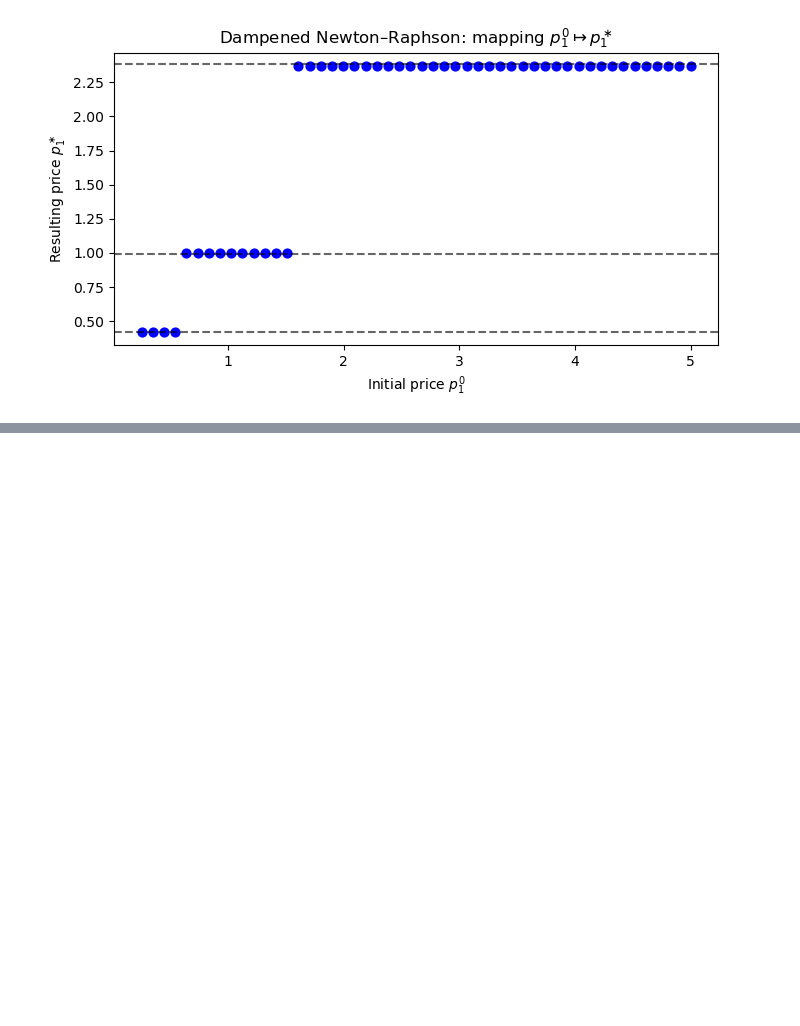
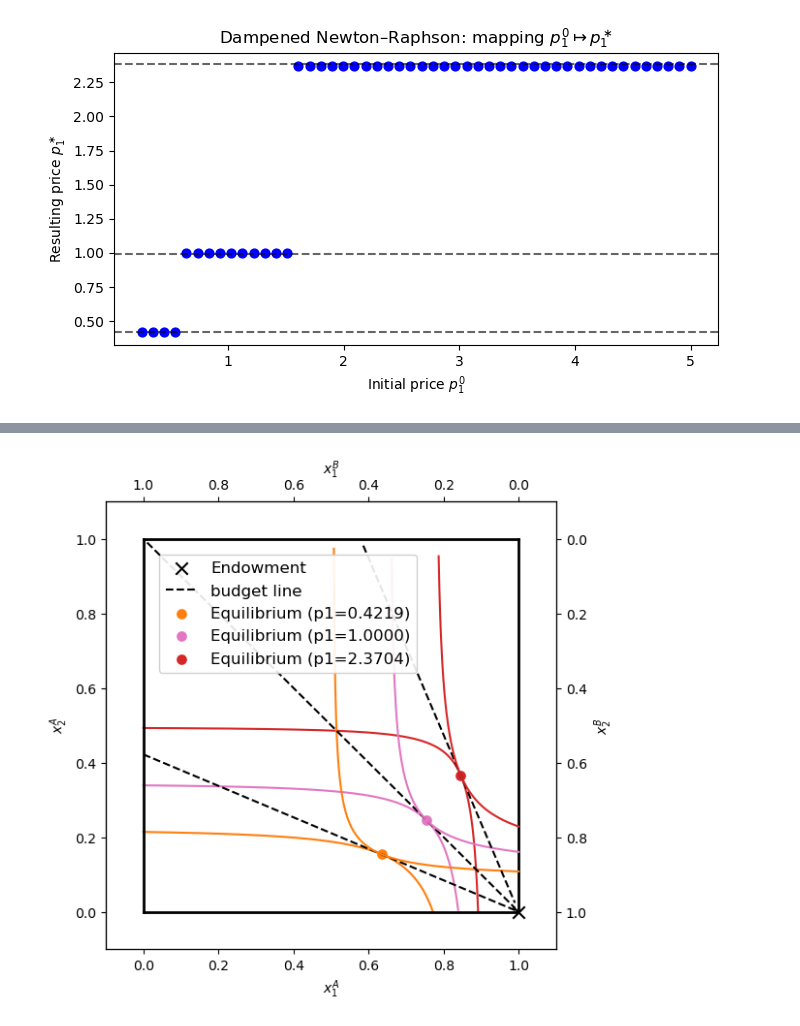
Before and after one commit to fgv916/ProgEconFgv916, a Jupyter notebook: Examproject.ipynb, the cells around one changed output, grey strips where cells are left out. Cells and saved outputs as stored; diff of their text form; code cells hidden in the pictures; blank space fills up the shorter version.

```diff
--- a/Examproject.ipynb
+++ b/Examproject.ipynb
@@ -211,10 +222,19 @@ for i, p0 in enumerate(p0_grid):
     converged[i] = (abs(e_seq[-1]) < Exchange.par.tol)
 
 # 2) Equilibria
-p1_eq_NR = np.sort(np.unique(np.round(pstar[converged], 4)))
+
+p1_eq_NR = []
+
+for p0 in np.linspace(0.25, 5, 50):
+    p_star = Exchange.solve_walras(p0, method='newton')
+    p1_eq_NR.append(p_star)
+
+p1_eq_NR = np.sort(np.unique(np.round(p1_eq_NR, 4)))
+
+# p1_eq_NR = np.sort(np.unique(np.round(pstar[converged], 4)))
 print("NR equilibrium prices:", p1_eq_NR)
 
-p_low_NR, p_mid_NR, p_high_NR = p1_eq_NR
+# p_low_NR, p_mid_NR, p_high_NR = p1_eq_NR
 
 
 #3) Plot
@@ -302,0 +314,40 @@ Newton–Raphso equilibria: [0.4219 1.     2.3704]
+# %%
+# 1.2) Find equilibria using Newton-Raphson
+fig, ax_A, ax_B = Exchange.create_edgeworthbox()
+
+# Endowment
+w1A, w2A = Exchange.par.w1A, Exchange.par.w2A
+ax_A.scatter(w1A, w2A, marker='x', s=80, color='black', label='Endowment')
+
+colors = ['tab:orange', 'tab:pink', 'tab:red']
+
+for i, p1 in enumerate(p1_eq_NR):
+
+    col = colors[i]
+
+    # Budget line
+    Exchange.sol.p1 = float(p1)
+    Exchange.plot_budget_line(ax_A)
+    ax_A.lines[-1].set_color('black')
+    ax_A.lines[-1].set_linestyle('--')
+
+    if i > 0:
+        ax_A.lines[-1].set_label(None)
+
+    # Demands
+    x1A, x2A = Exchange.demand_A(p1)
+    x1B, x2B = Exchange.demand_B(p1)
+
+    # Equilibrium point
+    ax_A.scatter(x1A, x2A, color=col, s=45,
+                 label=f'Equilibrium (p1={p1:.4f})')
+
+    # Add legend
+    Exchange.add_legend(ax_A, ax_B)
+
+
+    # Indifference curves (same color as equilibrium)
+    Exchange.indifference_curve_A(ax_A, x1A, x2A, color=col)
+    Exchange.indifference_curve_B(ax_B, x1B, x2B, color=col)
+# %% [output]
+[figure, added]
```
Also changed, not shown: parts of 4 cells of this notebook.
